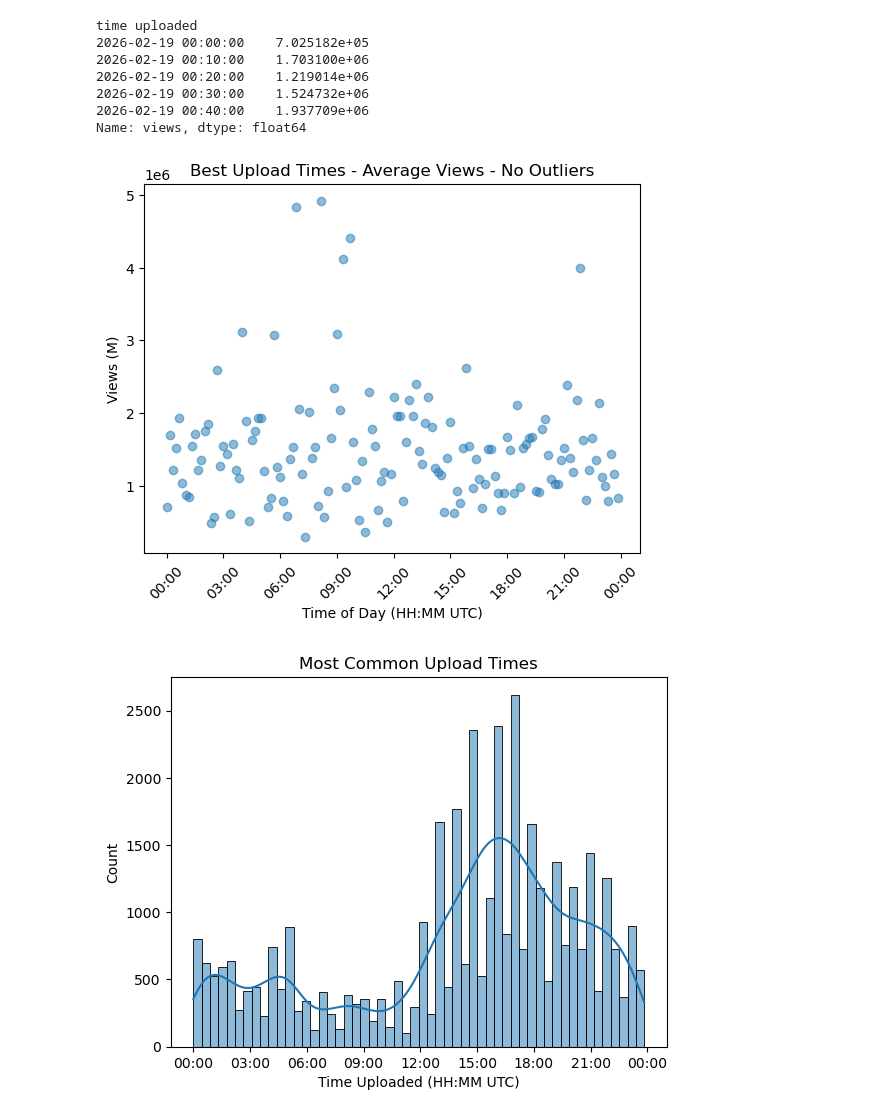
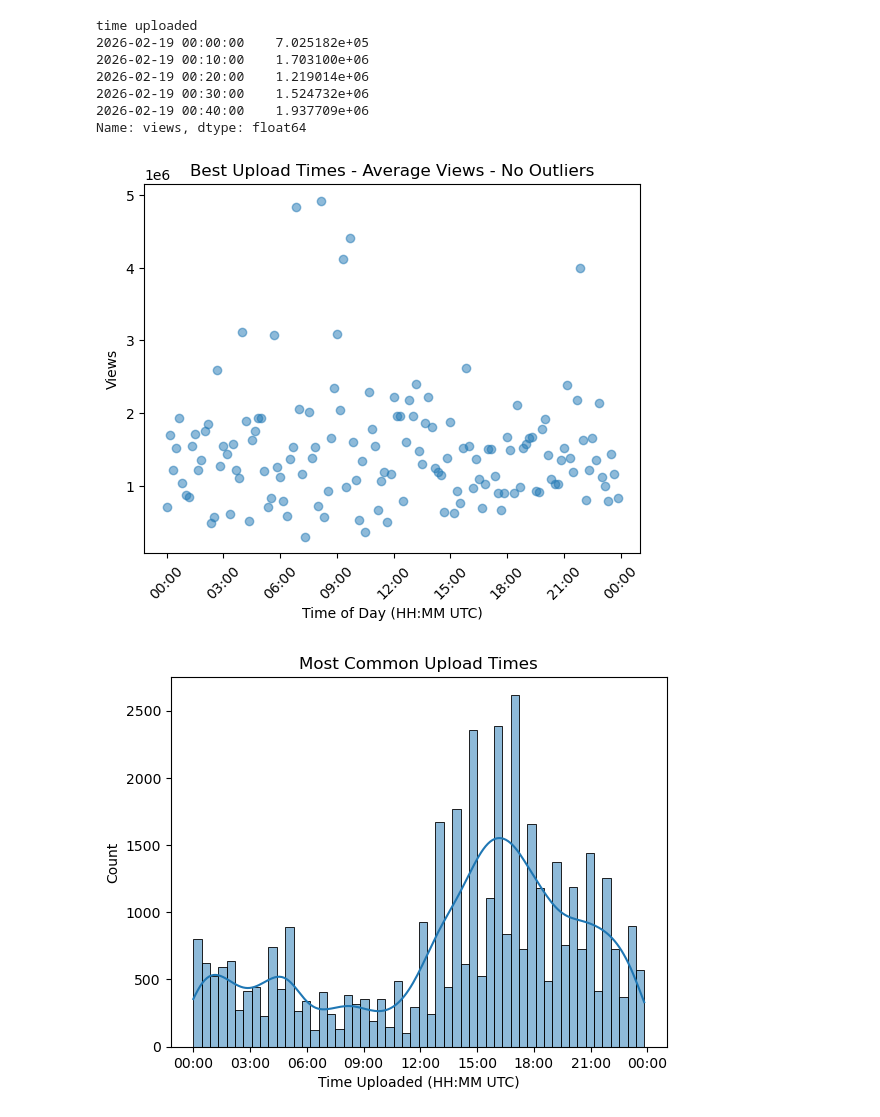
Before and after one commit to Miller130s/US_Youtube, a Jupyter notebook: youtube.ipynb, the cells around one changed output. Cells and saved outputs as stored; diff of their text form; code cells hidden in the pictures.

```diff
--- a/youtube.ipynb
+++ b/youtube.ipynb
@@ -367,20 +367,20 @@ Name: views, dtype: float64
 # %%
 fig, ax = plt.subplots()
 
 ax.scatter(mean_views_by_time.index, mean_views_by_time, alpha=0.5)
 
 ax.xaxis.set_major_formatter(mdates.DateFormatter("%H:%M"))
 
 ax.set_title("Best Upload Times - Average Views - No Outliers")
 ax.set_xlabel("Time of Day (HH:MM UTC)")
-ax.set_ylabel("Views (M)")
+ax.set_ylabel("Views")
 plt.xticks(rotation=45)
 
 fig.savefig("pictures/Best-Upload-Times-Average-Views-No-Outliers")
 
 plt.show()
 # %% [output]
-[figure, old version]
+[figure, new version]
 # %%
 fig, ax = plt.subplots()
 
```
Also changed, not shown: parts of 3 cells of this notebook, 2 other files.
